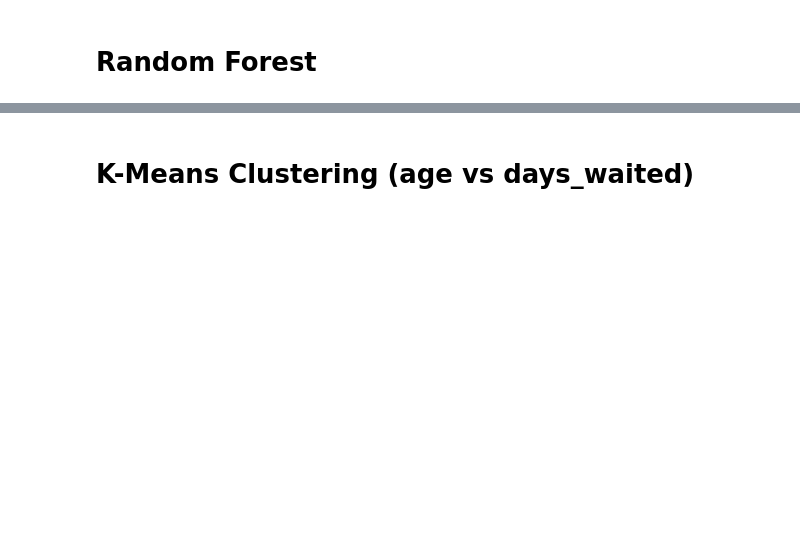
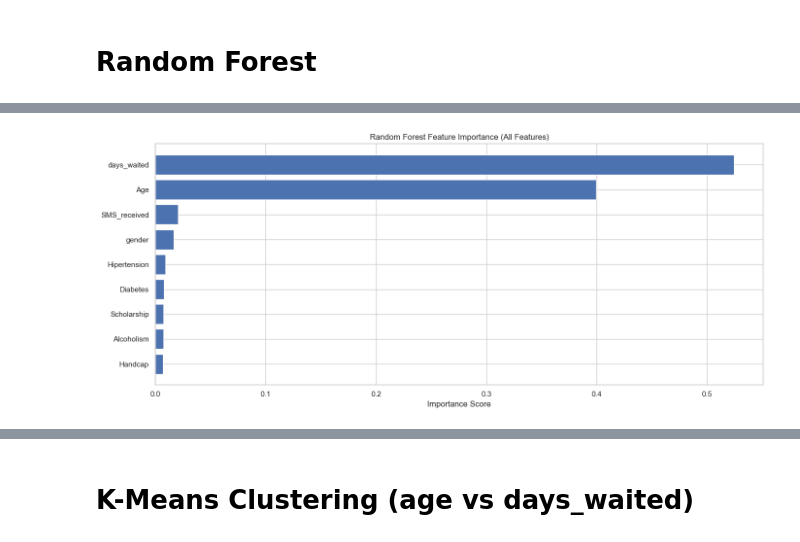
Before and after one commit to rishichendrayan/2025_ia651_Chendrayan_Bhavani, a Jupyter notebook: Healthcare Appointments Prediction Machine Learning Project.ipynb, the cells around one changed output, grey strips where cells are left out. Saved outputs shown, nothing was run; the diff lists cells and outputs as text; code cells hidden in the pictures; blank space fills up the shorter version.

```diff
--- a/Healthcare Appointments Prediction Machine Learning Project.ipynb
+++ b/Healthcare Appointments Prediction Machine Learning Project.ipynb
@@ -464,40 +474,84 @@ Confusion Matrix:
 # %% [markdown]
 # Random Forest
 # %%
+# Random Forest Pipeline: Feedback-Compliant Code
+
 import pandas as pd
 from sklearn.model_selection import train_test_split
+from sklearn.pipeline import Pipeline
+from sklearn.compose import ColumnTransformer
+from sklearn.preprocessing import OneHotEncoder
 from sklearn.ensemble import RandomForestClassifier
-from sklearn.preprocessing import LabelEncoder, StandardScaler
-from sklearn.metrics import accuracy_score, classification_report, confusion_matrix
+from sklearn.metrics import classification_report
 
-df = pd.read_csv('healthcare_noshows.csv')
-df.columns = df.columns.str.strip().str.lower().str.replace('-', '_').str.replace(' ', '_')
+# Load dataset
+df = pd.read_csv("healthcare_noshows.csv")
 
-df.drop(columns=['patientid', 'appointmentid', 'neighbourhood', 'scheduledday', 'appointmentday'], inplace=True)
+# Rename and process columns
+df.rename(columns={
+    'Showed_up': 'no_show',
+    'Date.diff': 'days_waited',
+    'Gender': 'gender'
+}, inplace=True)
 
-df.rename(columns={'date.diff': 'days_waited'}, inplace=True)
+# Map boolean target: False = no-show (1), True = showed up (0)
+df['no_show'] = df['no_show'].map({False: 1, True: 0})
+df['gender'] = df['gender'].map({'F': 0, 'M': 1})
 df['days_waited'] = df['days_waited'].apply(lambda x: max(x, 0))
 
-df['gender'] = LabelEncoder().fit_transform(df['gender'])
+# Drop irrelevant columns
+drop_cols = ['PatientId', 'AppointmentID', 'ScheduledDay', 'AppointmentDay', 'Neighbourhood']
+df.drop(columns=[col for col in drop_cols if col in df.columns], inplace=True)
 
-bins = [0, 12, 19, 35, 60, float('inf')]
-labels = ['0–12', '13–19', '20–35', '36–60', '60+']
-df['age_group'] = pd.cut(df['age'], bins=bins, labels=labels, right=True)
-df = pd.get_dummies(df, columns=['age_group'], drop_first=True)
+# Features and target
+X = df.drop(columns='no_show')
+y = df['no_show']
 
-X = df.drop(columns=['showed_up'])
-y = df['showed_up']
+# Train-test split
+X_train, X_test, y_train, y_test = train_test_split(X, y, stratify=y, test_size=0.2, random_state=42)
 
-scaler = StandardScaler()
-X['days_waited'] = scaler.fit_transform(X[['days_waited']])
+# Identify categorical and numeric features
+categorical_features = X_train.select_dtypes(include=['object', 'category']).columns.tolist()
+numeric_features = [col for col in X_train.columns if col not in categorical_features]
 
-X_train, X_test, y_train, y_test = train_test_split(X, y, test_size=0.2, random_state=42)
+# Fit OneHotEncoder separately to extract feature names
+onehot_encoder = OneHotEncoder(handle_unknown='ignore', sparse_output=False)
+onehot_encoder.fit(X_train[categorical_features])
+encoded_feature_names = onehot_encoder.get_feature_names_out(categorical_features).tolist()
+feature_names = encoded_feature_names + numeric_features
 
-rf_model = RandomForestClassifier(n_estimators=100, class_weight='balanced', random_state=42)
-rf_model.fit(X_train, y_train)
+# Fit encoder and transform categorical + numeric features for training set
+X_train_cat = onehot_encoder.transform(X_train[categorical_features])
+X_train_num = X_train[numeric_features].to_numpy()
+X_train_full = np.hstack((X_train_cat, X_train_num))
 
-y_pred = rf_model.predict(X_test)
-print(" Random Forest Accuracy:", accuracy_score(y_test, y_pred))
-print("\nClassification Report:\n", classification_report(y_test, y_pred))
-print("\n Confusion Matrix:\n", confusion_matrix(y_test, y_pred))
+# Train Random Forest
+rf_model = RandomForestClassifier(n_estimators=100, random_state=42)
+rf_model.fit(X_train_full, y_train)
+
+# Transform test data and evaluate
+X_test_cat = onehot_encoder.transform(X_test[categorical_features])
+X_test_num = X_test[numeric_features].to_numpy()
+X_test_full = np.hstack((X_test_cat, X_test_num))
+y_pred_rf = rf_model.predict(X_test_full)
+
+# Evaluation
+rf_report = classification_report(y_test, y_pred_rf)
+print("Random Forest Classification Report:\n")
+print(rf_report)
+
+# Feature importance
+importances = rf_model.feature_importances_
+sorted_indices = np.argsort(importances)[::-1]
+sorted_importances = importances[sorted_indices]
+sorted_feature_names = [feature_names[i] for i in sorted_indices]
+
+# Plot all feature importances
+plt.figure(figsize=(14, max(6, len(sorted_feature_names) * 0.3)))
+plt.title("Random Forest Feature Importance (All Features)")
+plt.barh(range(len(sorted_feature_names)), sorted_importances[::-1], align='center')
+plt.yticks(range(len(sorted_feature_names)), sorted_feature_names[::-1])
+plt.xlabel("Importance Score")
+plt.tight_layout()
+plt.show()
 # %% [output]
@@ -519,0 +568 @@ weighted avg       0.73      0.69      0.71     21398
+[figure, added]
```
Also changed, not shown: parts of 14 cells of this notebook.
